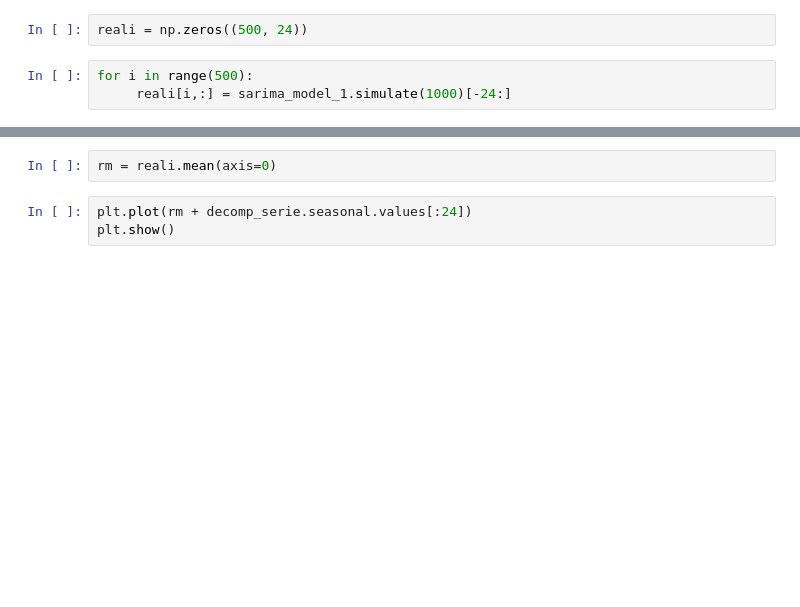
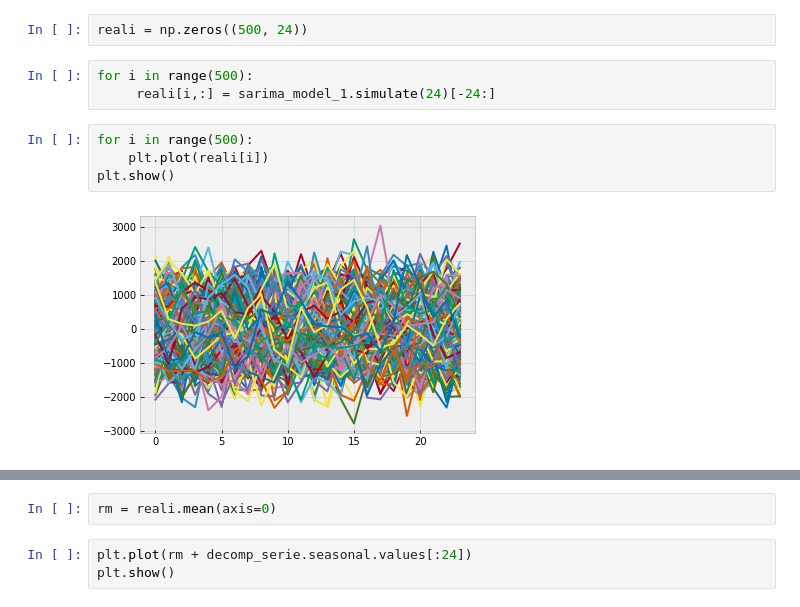
Before and after one commit to dsanmartin/INF475-HW, a Jupyter notebook: 2/homework2.ipynb, the cells around one changed output, grey strips where cells are left out. Cells and saved outputs as stored; diff of their text form; blank space fills up the shorter version.

```diff
--- a/2/homework2.ipynb
+++ b/2/homework2.ipynb
@@ -521,4 +531,10 @@ plt.show()
 reali = np.zeros((500, 24))
 # %%
 for i in range(500):
-     reali[i,:] = sarima_model_1.simulate(1000)[-24:]
+     reali[i,:] = sarima_model_1.simulate(24)[-24:]
+# %%
+for i in range(500):
+    plt.plot(reali[i])
+plt.show()
+# %% [output]
+[figure, added]
```
Also changed, not shown: parts of 25 cells of this notebook, 2 other files.
